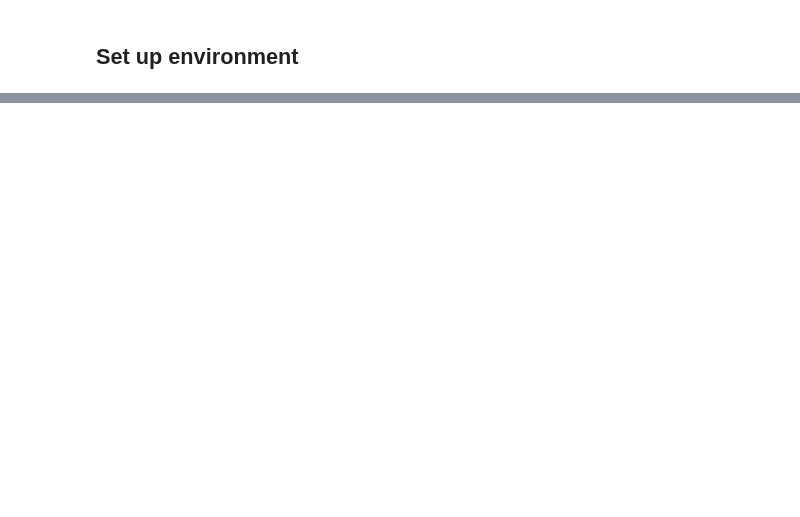
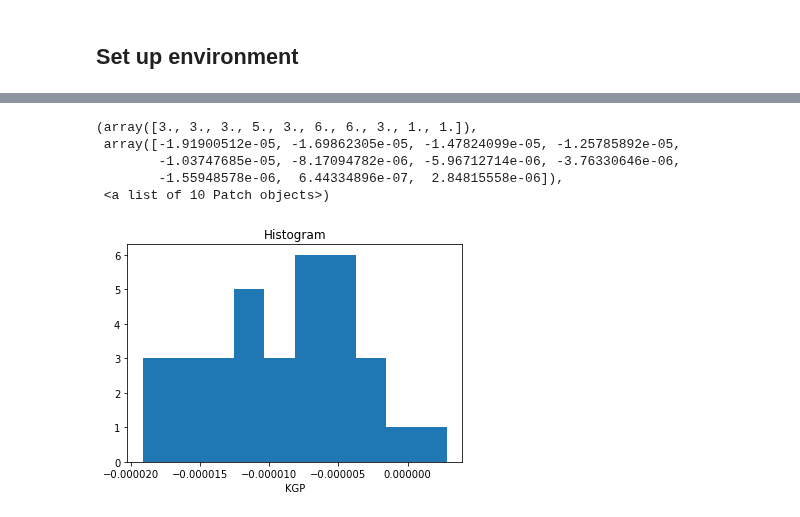
Before and after one commit to Zephyr-Sylvester/krill-cesm-le, a Jupyter notebook: notebooks/projected_trends.ipynb, the cells around one changed output, grey strips where cells are left out. Cells and saved outputs as stored; diff of their text form; code cells hidden in the pictures; blank space fills up the shorter version.

```diff
--- a/notebooks/projected_trends.ipynb
+++ b/notebooks/projected_trends.ipynb
@@ -524,0 +100,9 @@ CancelledError:
+# %%
+trend_present.isel(region=1, length=1).plot.hist()
+# %% [output]
+(array([3., 3., 3., 5., 3., 6., 6., 3., 1., 1.]),
+ array([-1.91900512e-05, -1.69862305e-05, -1.47824099e-05, -1.25785892e-05,
+        -1.03747685e-05, -8.17094782e-06, -5.96712714e-06, -3.76330646e-06,
+        -1.55948578e-06,  6.44334896e-07,  2.84815558e-06]),
+ <a list of 10 Patch objects>)
+[figure, added]
```
Also changed, not shown: parts of 60 cells of this notebook.
